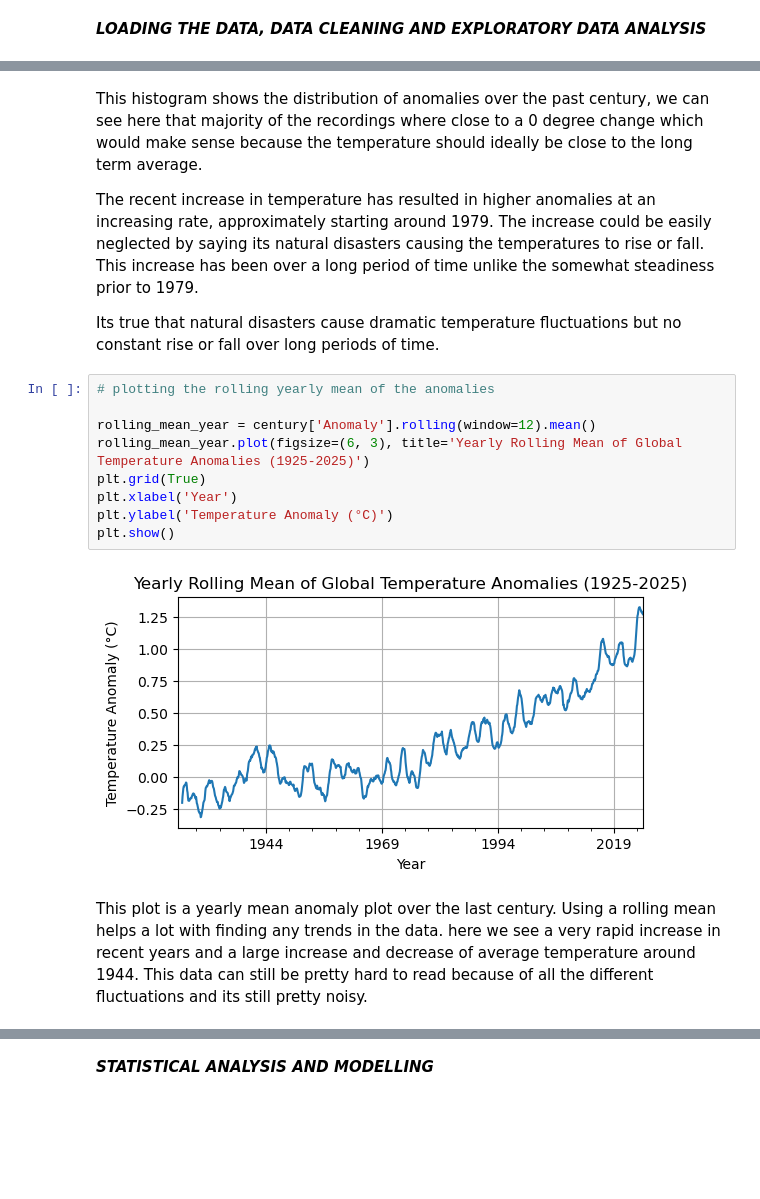
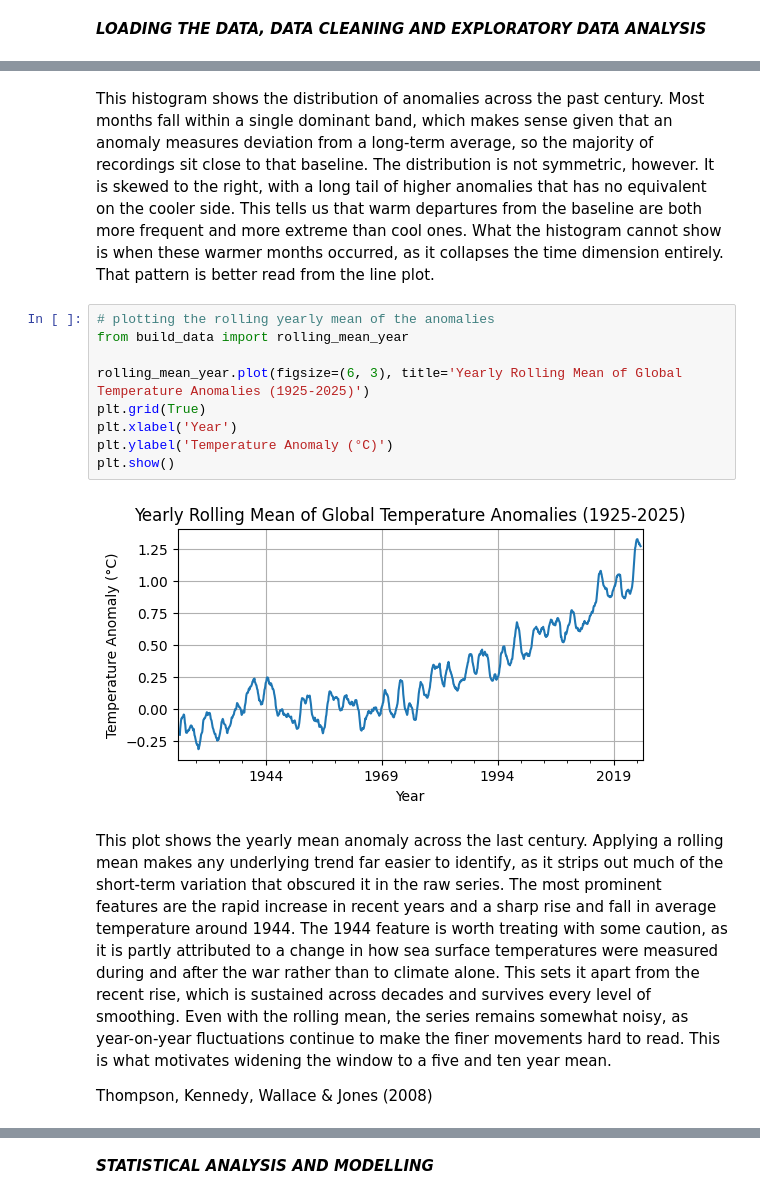
Before and after one commit to momopj/Temp-Anomaly-Analysis, a Jupyter notebook: Analysis.ipynb, the cells around one changed output, grey strips where cells are left out. Drawn from its saved outputs; the diff is of its cells as text; blank space fills up the shorter version.

```diff
--- a/Analysis.ipynb
+++ b/Analysis.ipynb
@@ -58,21 +54,19 @@ plt.show()
 # %% [markdown]
-This histogram shows the distribution of anomalies over the past century, we can see here that majority of the recordings where close to a 0 degree change which would make sense because the temperature should ideally be close to the long term average.
-
-The recent increase in temperature has resulted in higher anomalies at an increasing rate, approximately starting around 1979. The increase could be easily neglected by saying its natural disasters causing the temperatures to rise or fall. This increase has been over a long period of time unlike the somewhat steadiness prior to 1979.
-
-Its true that natural disasters cause dramatic temperature fluctuations but no constant rise or fall over long periods of time.
+This histogram shows the distribution of anomalies across the past century. Most months fall within a single dominant band, which makes sense given that an anomaly measures deviation from a long-term average, so the majority of recordings sit close to that baseline. The distribution is not symmetric, however. It is skewed to the right, with a long tail of higher anomalies that has no equivalent on the cooler side. This tells us that warm departures from the baseline are both more frequent and more extreme than cool ones. What the histogram cannot show is when these warmer months occurred, as it collapses the time dimension entirely. That pattern is better read from the line plot.
 # %%
 # plotting the rolling yearly mean of the anomalies
+from build_data import rolling_mean_year
 
-rolling_mean_year = century['Anomaly'].rolling(window=12).mean()
 rolling_mean_year.plot(figsize=(6, 3), title='Yearly Rolling Mean of Global Temperature Anomalies (1925-2025)')
 plt.grid(True)
 plt.xlabel('Year')
 plt.ylabel('Temperature Anomaly (°C)')
 plt.show()
 # %% [output]
-[figure, old version]
+[figure, new version]
 # %% [markdown]
-This plot is a yearly mean anomaly plot over the last century. Using a rolling mean helps a lot with finding any trends in the data. here we see a very rapid increase in recent years and a large increase and decrease of average temperature around 1944. This data can still be pretty hard to read because of all the different fluctuations and its still pretty noisy.
+This plot shows the yearly mean anomaly across the last century. Applying a rolling mean makes any underlying trend far easier to identify, as it strips out much of the short-term variation that obscured it in the raw series. The most prominent features are the rapid increase in recent years and a sharp rise and fall in average temperature around 1944. The 1944 feature is worth treating with some caution, as it is partly attributed to a change in how sea surface temperatures were measured during and after the war rather than to climate alone. This sets it apart from the recent rise, which is sustained across decades and survives every level of smoothing. Even with the rolling mean, the series remains somewhat noisy, as year-on-year fluctuations continue to make the finer movements hard to read. This is what motivates widening the window to a five and ten year mean.
+
+Thompson, Kennedy, Wallace & Jones (2008)
 # %%
 #plotting the rolling 5-year mean of the anomalies
```
Also changed, not shown: parts of 12 cells of this notebook, 4 other files.
